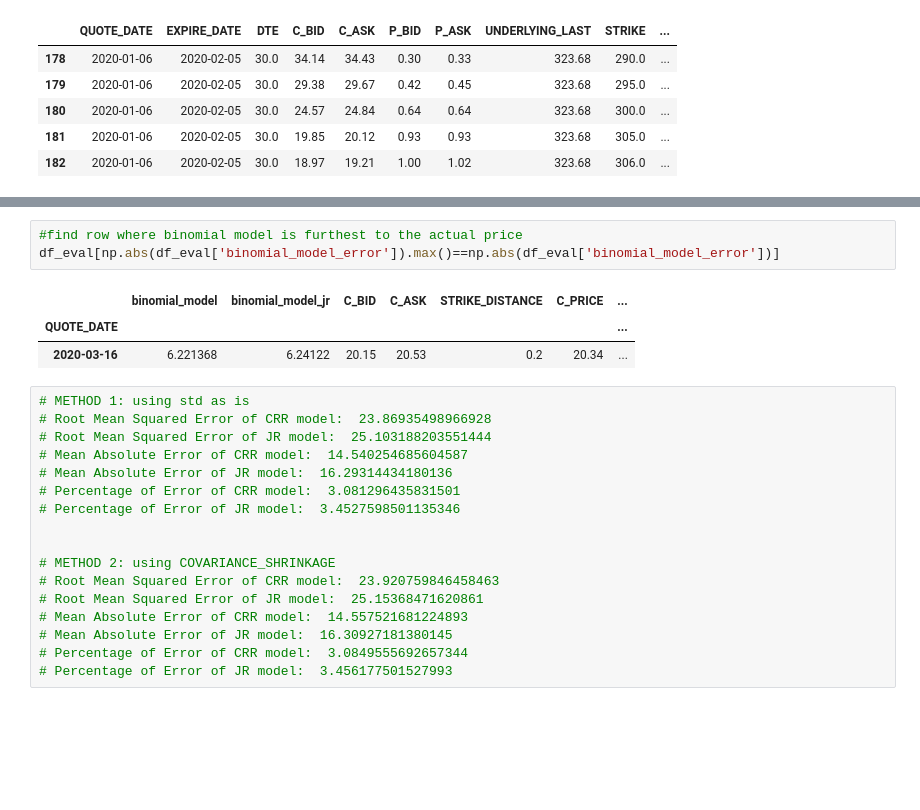
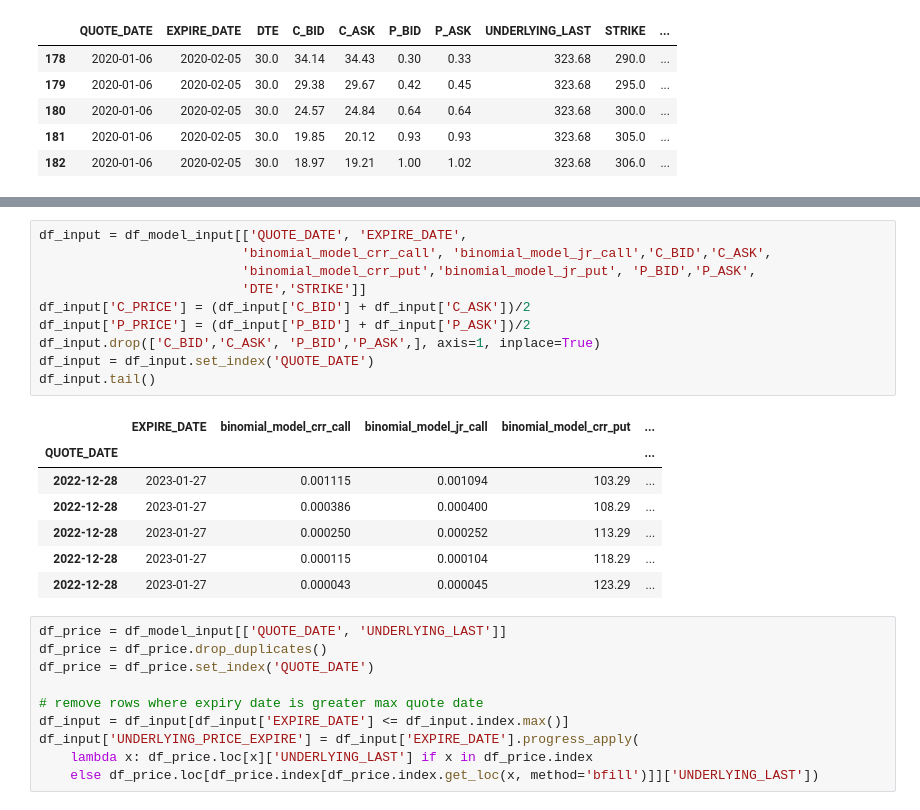
Before and after one commit to juanjaho/QF101-SPY-SPX-Option-Pricing, a Jupyter notebook: Analytics/main_spy.ipynb, the cells around one changed output, grey strips where cells are left out. Cells and saved outputs as stored; diff of their text form; blank space fills up the shorter version.

```diff
--- a/Analytics/main_spy.ipynb
+++ b/Analytics/main_spy.ipynb
@@ -313,24 +306,28 @@ Percentage Mean Absolute Error of JR model: 151.9153260183108 %
-# %%
-#find row where binomial model is furthest to the actual price
-df_eval[np.abs(df_eval['binomial_model_error']).max()==np.abs(df_eval['binomial_model_error'])]
-# %% [output]
-|  | binomial_model | binomial_model_jr | C_BID | C_ASK | STRIKE_DISTANCE | C_PRICE | ... |
-| QUOTE_DATE |  |  |  |  |  |  | ... |
-| 2020-03-16 | 6.221368 | 6.24122 | 20.15 | 20.53 | 0.2 | 20.34 | ... |
-# %%
-# METHOD 1: using std as is
-# Root Mean Squared Error of CRR model:  23.86935498966928
-# Root Mean Squared Error of JR model:  25.103188203551444
-# Mean Absolute Error of CRR model:  14.540254685604587
-# Mean Absolute Error of JR model:  16.29314434180136
-# Percentage of Error of CRR model:  3.081296435831501
-# Percentage of Error of JR model:  3.4527598501135346
-
-
-# METHOD 2: using COVARIANCE_SHRINKAGE
-# Root Mean Squared Error of CRR model:  23.920759846458463
-# Root Mean Squared Error of JR model:  25.15368471620861
-# Mean Absolute Error of CRR model:  14.557521681224893
-# Mean Absolute Error of JR model:  16.30927181380145
-# Percentage of Error of CRR model:  3.0849555692657344
-# Percentage of Error of JR model:  3.456177501527993
+# %%
+df_input = df_model_input[['QUOTE_DATE', 'EXPIRE_DATE',
+                          'binomial_model_crr_call', 'binomial_model_jr_call','C_BID','C_ASK',
+                          'binomial_model_crr_put','binomial_model_jr_put', 'P_BID','P_ASK',
+                          'DTE','STRIKE']]
+df_input['C_PRICE'] = (df_input['C_BID'] + df_input['C_ASK'])/2
+df_input['P_PRICE'] = (df_input['P_BID'] + df_input['P_ASK'])/2
+df_input.drop(['C_BID','C_ASK', 'P_BID','P_ASK',], axis=1, inplace=True)
+df_input = df_input.set_index('QUOTE_DATE')
+df_input.tail()
+# %% [output]
+|  | EXPIRE_DATE | binomial_model_crr_call | binomial_model_jr_call | binomial_model_crr_put | ... |
+| QUOTE_DATE |  |  |  |  | ... |
+| 2022-12-28 | 2023-01-27 | 0.001115 | 0.001094 | 103.29 | ... |
+| 2022-12-28 | 2023-01-27 | 0.000386 | 0.000400 | 108.29 | ... |
+| 2022-12-28 | 2023-01-27 | 0.000250 | 0.000252 | 113.29 | ... |
+| 2022-12-28 | 2023-01-27 | 0.000115 | 0.000104 | 118.29 | ... |
+| 2022-12-28 | 2023-01-27 | 0.000043 | 0.000045 | 123.29 | ... |
+# %%
+df_price = df_model_input[['QUOTE_DATE', 'UNDERLYING_LAST']]
+df_price = df_price.drop_duplicates()
+df_price = df_price.set_index('QUOTE_DATE')
+
+# remove rows where expiry date is greater max quote date
+df_input = df_input[df_input['EXPIRE_DATE'] <= df_input.index.max()]
+df_input['UNDERLYING_PRICE_EXPIRE'] = df_input['EXPIRE_DATE'].progress_apply(
+    lambda x: df_price.loc[x]['UNDERLYING_LAST'] if x in df_price.index
+    else df_price.loc[df_price.index[df_price.index.get_loc(x, method='bfill')]]['UNDERLYING_LAST'])
```
Also changed, not shown: parts of 14 cells of this notebook, 2 other files.
